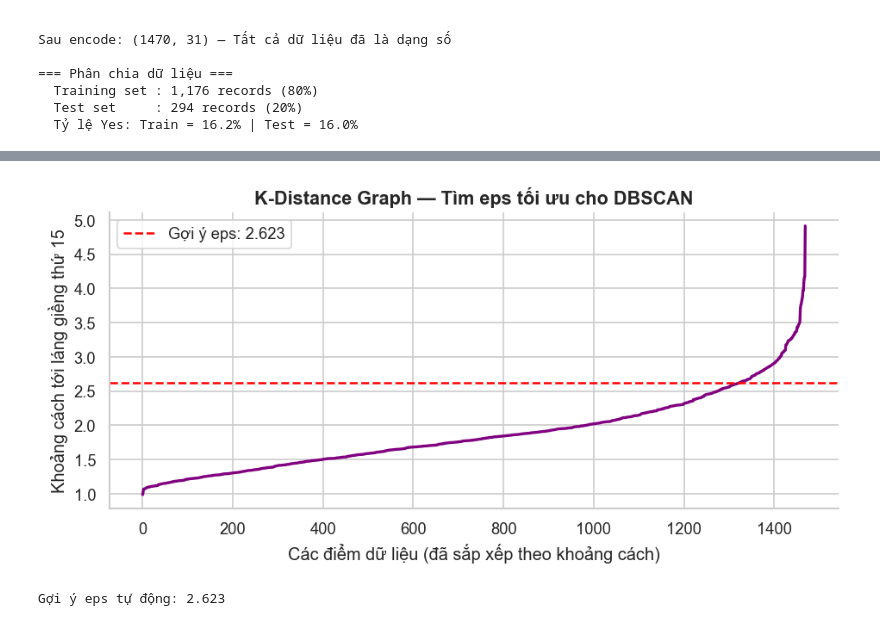
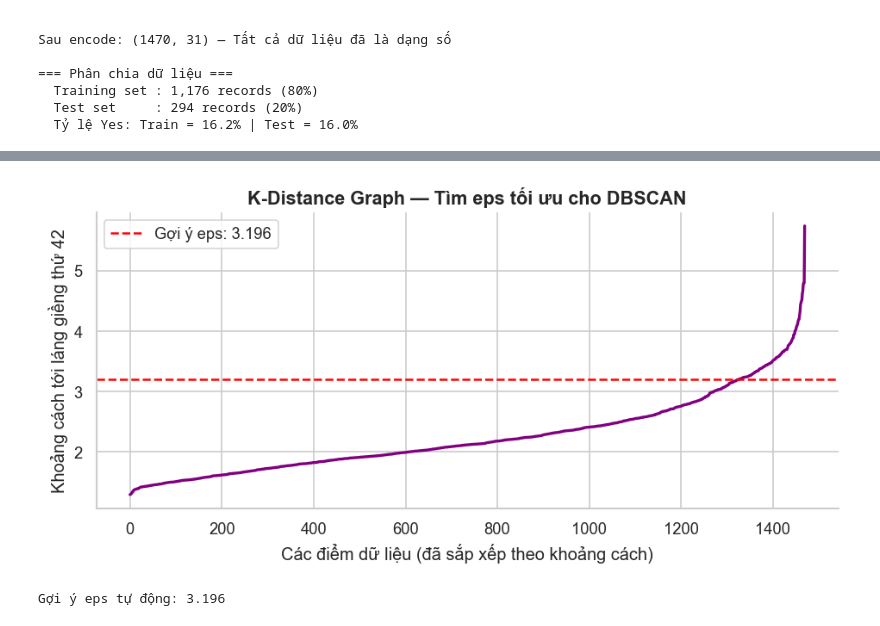
Before and after one commit to Quynhhuong2405/DATAMINING, a Jupyter notebook: Data_mining1_6.ipynb, the cells around one changed output, grey strips where cells are left out. Drawn from its saved outputs; the diff is of its cells as text; code cells hidden in the pictures.

```diff
--- a/Data_mining1_6.ipynb
+++ b/Data_mining1_6.ipynb
@@ -1731,35 +1731,34 @@ Mô hình K-Means đã xuất sắc vạch ra 4 chiến lược giữ người k
 from sklearn.neighbors import NearestNeighbors
 import numpy as np
 import matplotlib.pyplot as plt
 
-MIN_SAMPLES = 15
+MIN_SAMPLES = 42
 
 # Lấy dữ liệu thuần số từ bước K-Prototypes
 X_dbscan = df_num_scaled.values
 
-# ĐÃ SỬA: Dùng X_dbscan thay vì X_scaled
 nbrs = NearestNeighbors(n_neighbors=MIN_SAMPLES).fit(X_dbscan)
 distances, _ = nbrs.kneighbors(X_dbscan)
 
 # Sắp xếp khoảng cách
 k_distances = np.sort(distances[:, MIN_SAMPLES - 1])
 
 # Vẽ đồ thị
 plt.figure(figsize=(8, 4))
 plt.plot(k_distances, color='purple', linewidth=2)
 plt.xlabel('Các điểm dữ liệu (đã sắp xếp theo khoảng cách)')
 plt.ylabel(f'Khoảng cách tới láng giềng thứ {MIN_SAMPLES}')
 plt.title('K-Distance Graph — Tìm eps tối ưu cho DBSCAN')
 
-# Lấy mốc 90% làm điểm uốn (Khuỷu tay)
+# Lấy mốc 90% làm điểm uốn
 eps_optimal = k_distances[int(len(k_distances) * 0.90)]
 plt.axhline(y=eps_optimal, color='red', linestyle='--', label=f'Gợi ý eps: {eps_optimal:.3f}')
 plt.legend()
 plt.gca().spines[['top','right']].set_visible(False)
 plt.tight_layout()
 plt.show()
 
 print(f'Gợi ý eps tự động: {eps_optimal:.3f}')
 # %% [output]
-[figure, old version]
+[figure, new version]
-Gợi ý eps tự động: 2.623
+Gợi ý eps tự động: 3.196
```
Also changed, not shown: parts of 20 cells of this notebook.
